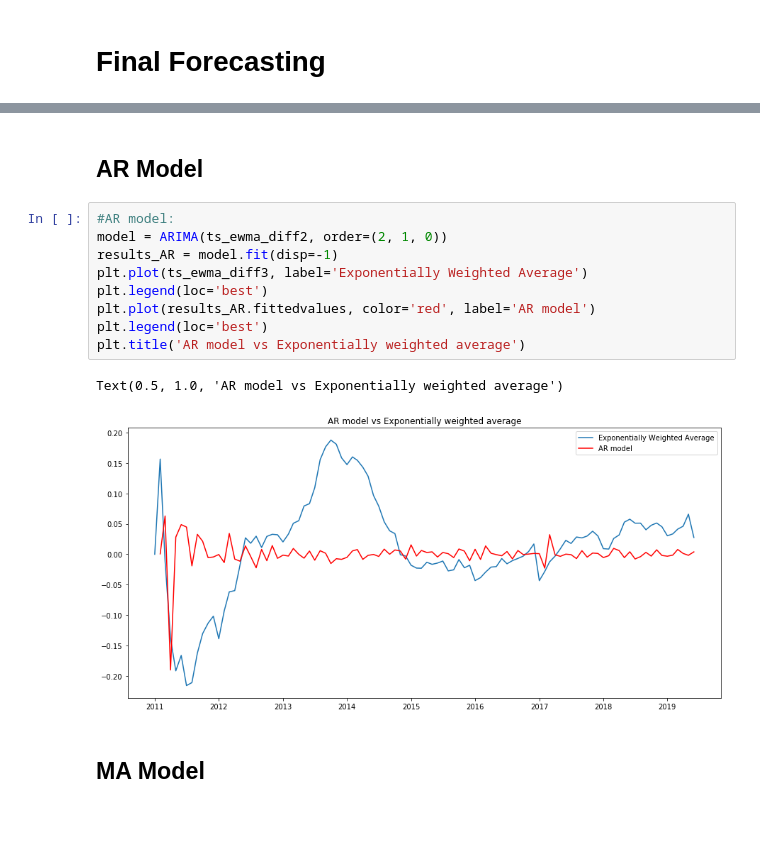
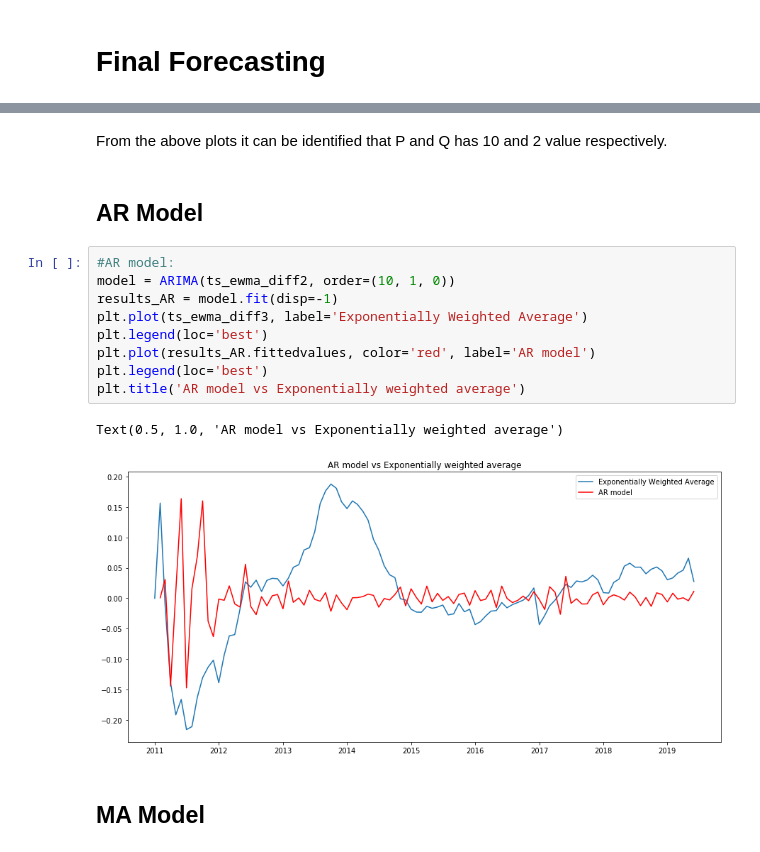
Before and after one commit to mousmee01/Sales-Forecast-Prediction, a Jupyter notebook: Sales_Prediction.ipynb, the cells around one changed output, grey strips where cells are left out. Saved outputs shown, nothing was run; the diff lists cells and outputs as text; blank space fills up the shorter version.

```diff
--- a/Sales_Prediction.ipynb
+++ b/Sales_Prediction.ipynb
@@ -272,17 +299,19 @@ plt.tight_layout()
+# %% [markdown]
+From the above plots it can be identified that P and Q has 10 and 2 value respectively.
 # %% [markdown]
 ## **AR Model**
 # %%
 #AR model:
-model = ARIMA(ts_ewma_diff2, order=(2, 1, 0))
+model = ARIMA(ts_ewma_diff2, order=(10, 1, 0))
 results_AR = model.fit(disp=-1)
 plt.plot(ts_ewma_diff3, label='Exponentially Weighted Average')
 plt.legend(loc='best')
 plt.plot(results_AR.fittedvalues, color='red', label='AR model')
 plt.legend(loc='best')
 plt.title('AR model vs Exponentially weighted average')
 # %% [output]
 Text(0.5, 1.0, 'AR model vs Exponentially weighted average')
-[figure, old version]
+[figure, new version]
 # %% [markdown]
 ## **MA Model**
 # %%
```
Also changed, not shown: parts of 11 cells of this notebook.
